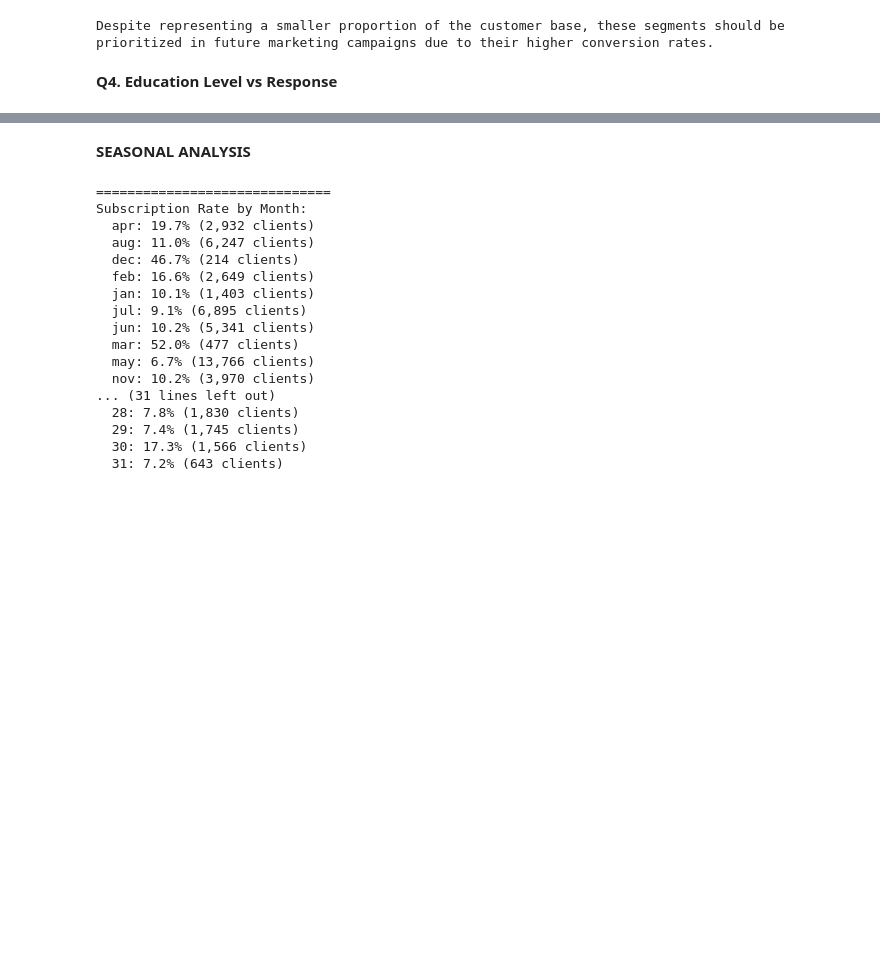
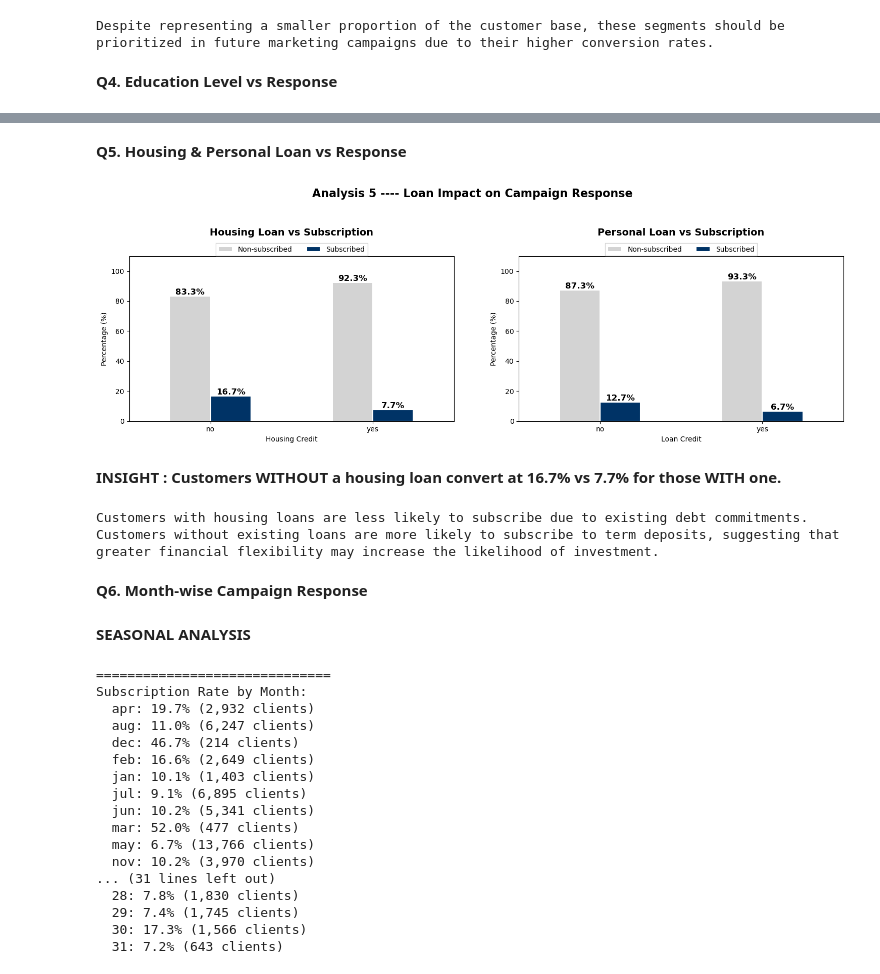
Before and after one commit to annugit1655/Bank-TeleMarketing, a Jupyter notebook: notebooks/02-bivariate-correlation-analysis.ipynb, the cells around one changed output, grey strips where cells are left out. Drawn from its saved outputs; the diff is of its cells as text; code cells hidden in the pictures; blank space fills up the shorter version.

Commit message:
'loan_feature_analysis'

```diff
--- a/notebooks/02-bivariate-correlation-analysis.ipynb
+++ b/notebooks/02-bivariate-correlation-analysis.ipynb
@@ -486,3 +486,45 @@ primary        6260   591   6851          8.63
 **INSIGHT : Customers with tertiary education generally exhibit the highest term deposit subscription rates, indicating that higher education is positively associated with campaign success.**
 Prioritize customers with tertiary education, as they tend to have higher subscription rates and may offer a better return on marketing efforts.
+# %% [markdown]
+____Q5. Housing & Personal Loan vs Response____
+# %%
+# ____Q5. Housing & Personal Loan vs Response____________________________________________
+from matplotlib.font_manager import FontProperties
+fig, axes = plt.subplots(ncols=2, figsize=(15, 5))
+
+for ax, col, title in zip(axes,
+                          ['housing', 'loan'],
+                          ('Housing Loan vs Subscription', 'Personal Loan vs Subscription')):
+    cross_tab = pd.crosstab(data[col], data['term_deposit'], normalize='index')*100
+    cross_tab.plot(kind='bar', ax=ax, color=['lightgrey', '#003366'],
+                   edgecolor='white', lw=1.5, rot=0)
+    # Annotate the bars
+    for container in ax.containers:
+        ax.bar_label(container, fmt='%.1f%%', fontsize=12, fontweight='bold')
+    ax.set_title(title, fontsize=14, fontweight='bold', y=1.10)
+    ax.set_xlabel(col.capitalize() + ' Credit')
+    ax.set_ylabel("Percentage (%)")
+    ax.set_ylim(0, 110)
+    ax.legend(labels=['Non-subscribed', 'Subscribed'],
+              title_fontproperties = FontProperties(weight='bold',size=14),
+              fontsize=10, ncol=3, loc='upper center', bbox_to_anchor= (0.5, 1.10), fancybox=False)
+
+fig.suptitle("Analysis 5 ---- Loan Impact on Campaign Response", fontsize=16, fontweight='bold', y=1.04)
+plt.tight_layout()
+plt.subplots_adjust(wspace=0.2)
+plt.show()
+
+no_housing_success = data[data['housing']=='no']['term_deposit_numeric'].mean()*100
+yes_housing_success= data[data['housing']=='yes']['term_deposit_numeric'].mean()*100
+display_md(f'**INSIGHT : Customers WITHOUT a housing loan convert at {no_housing_success:.1f}%'
+      f' vs {yes_housing_success:.1f}% for those WITH one.**')
+print('Customers with housing loans are less likely to subscribe due to existing debt commitments.')
+print('Customers without existing loans are more likely to subscribe to term deposits, suggesting that greater financial flexibility may increase the likelihood of investment.')
+# %% [output]
+[figure, added]
+**INSIGHT : Customers WITHOUT a housing loan convert at 16.7% vs 7.7% for those WITH one.**
+Customers with housing loans are less likely to subscribe due to existing debt commitments.
+Customers without existing loans are more likely to subscribe to term deposits, suggesting that greater financial flexibility may increase the likelihood of investment.
+# %% [markdown]
+____Q6. Month-wise Campaign Response____
 # %%
```
Also changed, not shown: parts of 7 cells of this notebook.
